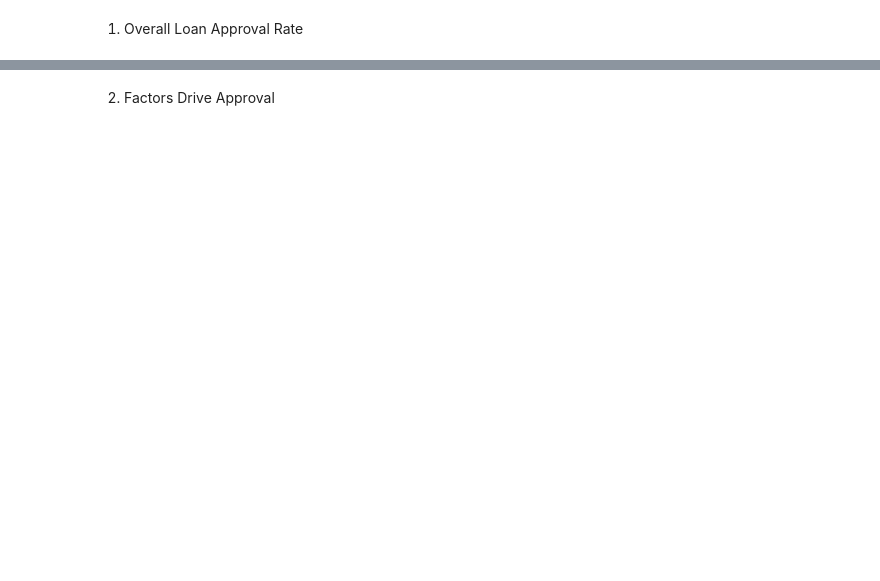
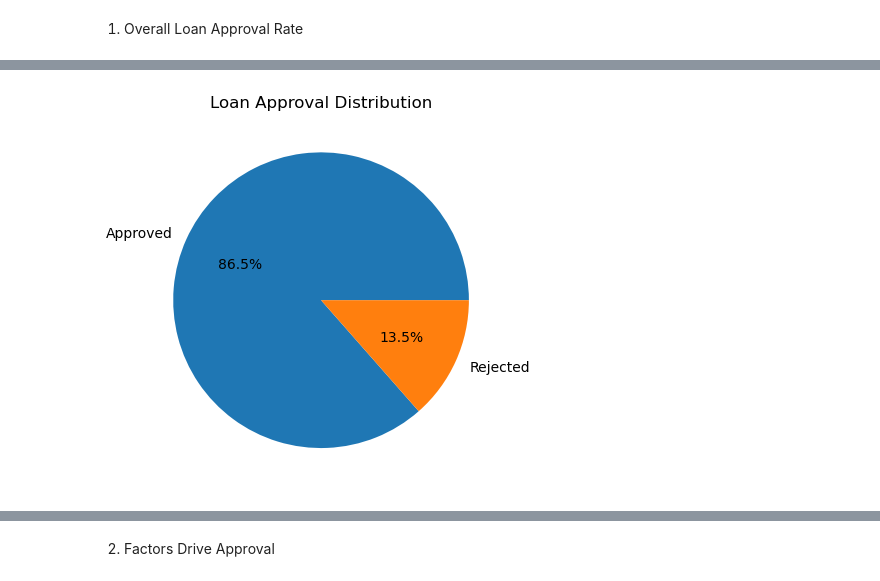
Before and after one commit to Tanya1611/digital-lending-analytics, a Jupyter notebook: notebooks/lending_data_cleaning.ipynb, the cells around one changed output, grey strips where cells are left out. Saved outputs shown, nothing was run; the diff lists cells and outputs as text; code cells hidden in the pictures; blank space fills up the shorter version.

```diff
--- a/notebooks/lending_data_cleaning.ipynb
+++ b/notebooks/lending_data_cleaning.ipynb
@@ -350 +464,11 @@ dtype: float64
+# %%
+approval_counts = df["decision"].value_counts()
+
+plt.figure()
+plt.pie(approval_counts, labels=approval_counts.index, autopct='%1.1f%%')
+plt.title("Loan Approval Distribution")
+
+plt.show()
+# %% [output]
+[figure, added]
 # %% [markdown]
```
Also changed, not shown: parts of 38 cells of this notebook.
